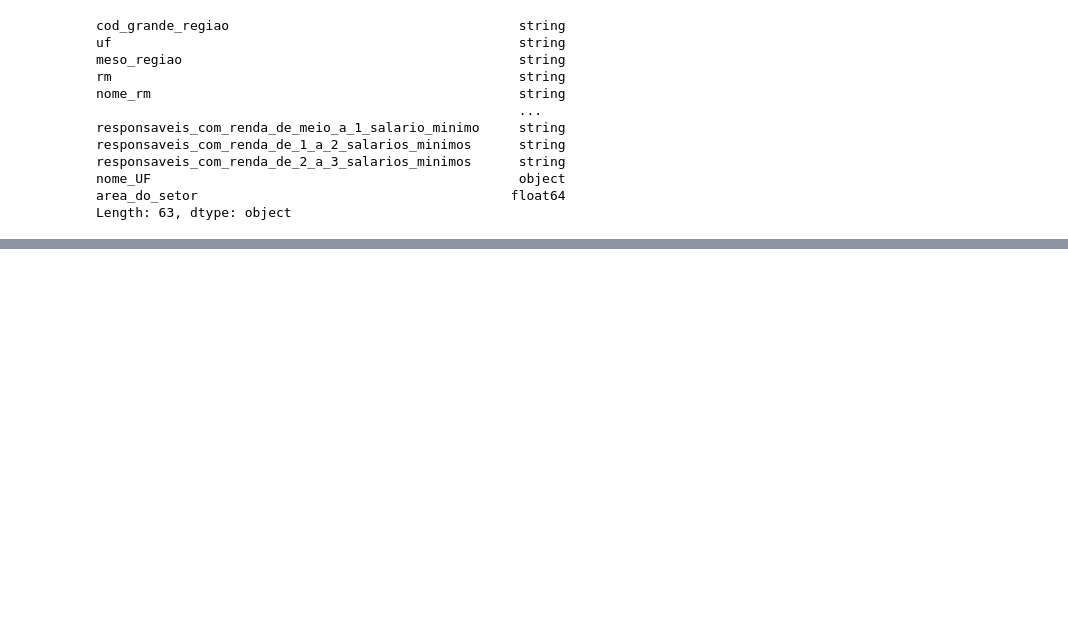
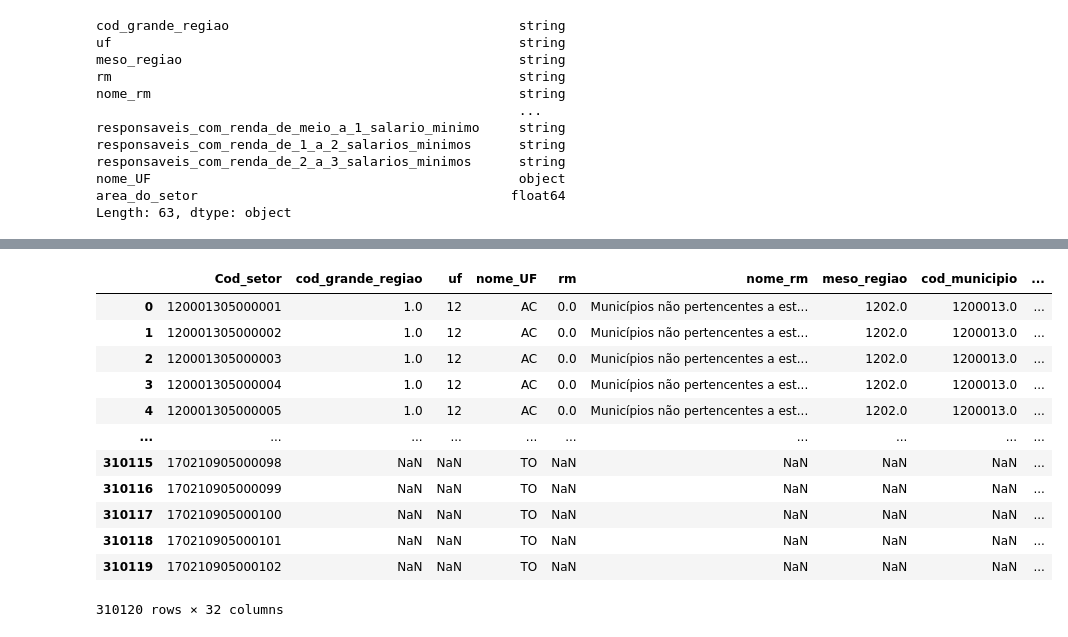
Before and after one commit to cem-usp/assentamentos-precarios-no-brasil-urbano, a Jupyter notebook: 01-preparando-os-dados.ipynb, the cells around one changed output, grey strips where cells are left out. Drawn from its saved outputs; the diff is of its cells as text; code cells hidden in the pictures; blank space fills up the shorter version.

```diff
--- a/01-preparando-os-dados.ipynb
+++ b/01-preparando-os-dados.ipynb
@@ -417,2 +452,18 @@ df.loc[:, 'densidade_domicilios'] = pd.to_numeric(df.loc[:, 'numero_de_domicilio
 # %%
 df.loc[:, CAMPOS_MODELO].to_csv('resultados/modelo.csv.zip', compression='zip')
+# %%
+pd.read_csv('resultados/modelo.csv.zip', compression='zip')
+# %% [output]
+|  | Cod_setor | cod_grande_regiao | uf | nome_UF | rm | nome_rm | meso_regiao | cod_municipio | ... |
+| 0 | 120001305000001 | 1.0 | 12 | AC | 0.0 | Municípios não pertencentes a est... | 1202.0 | 1200013.0 | ... |
+| 1 | 120001305000002 | 1.0 | 12 | AC | 0.0 | Municípios não pertencentes a est... | 1202.0 | 1200013.0 | ... |
+| 2 | 120001305000003 | 1.0 | 12 | AC | 0.0 | Municípios não pertencentes a est... | 1202.0 | 1200013.0 | ... |
+| 3 | 120001305000004 | 1.0 | 12 | AC | 0.0 | Municípios não pertencentes a est... | 1202.0 | 1200013.0 | ... |
+| 4 | 120001305000005 | 1.0 | 12 | AC | 0.0 | Municípios não pertencentes a est... | 1202.0 | 1200013.0 | ... |
+| ... | ... | ... | ... | ... | ... | ... | ... | ... | ... |
+| 310115 | 170210905000098 | NaN | NaN | TO | NaN | NaN | NaN | NaN | ... |
+| 310116 | 170210905000099 | NaN | NaN | TO | NaN | NaN | NaN | NaN | ... |
+| 310117 | 170210905000100 | NaN | NaN | TO | NaN | NaN | NaN | NaN | ... |
+| 310118 | 170210905000101 | NaN | NaN | TO | NaN | NaN | NaN | NaN | ... |
+| 310119 | 170210905000102 | NaN | NaN | TO | NaN | NaN | NaN | NaN | ... |
+310120 rows × 32 columns
```
Also changed, not shown: parts of 3 cells of this notebook, 8 other files.
